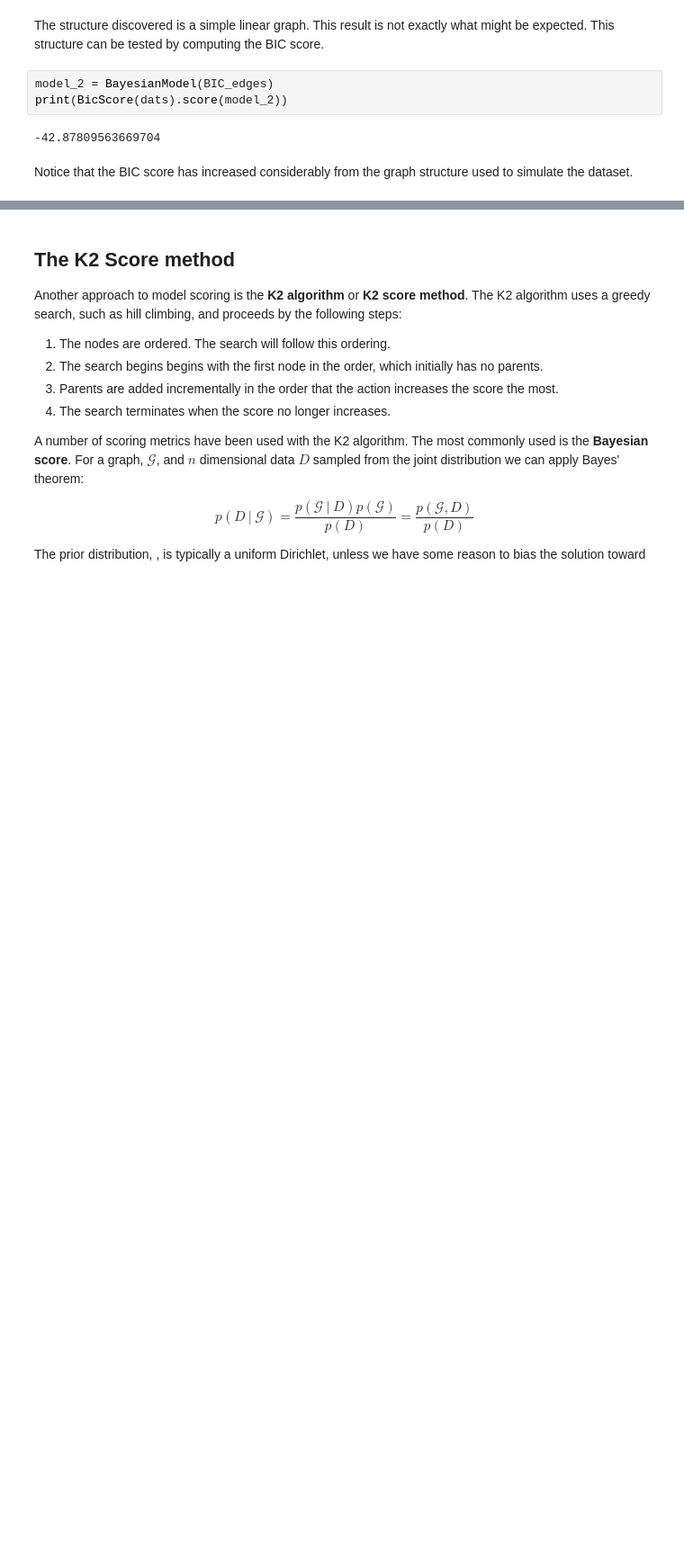
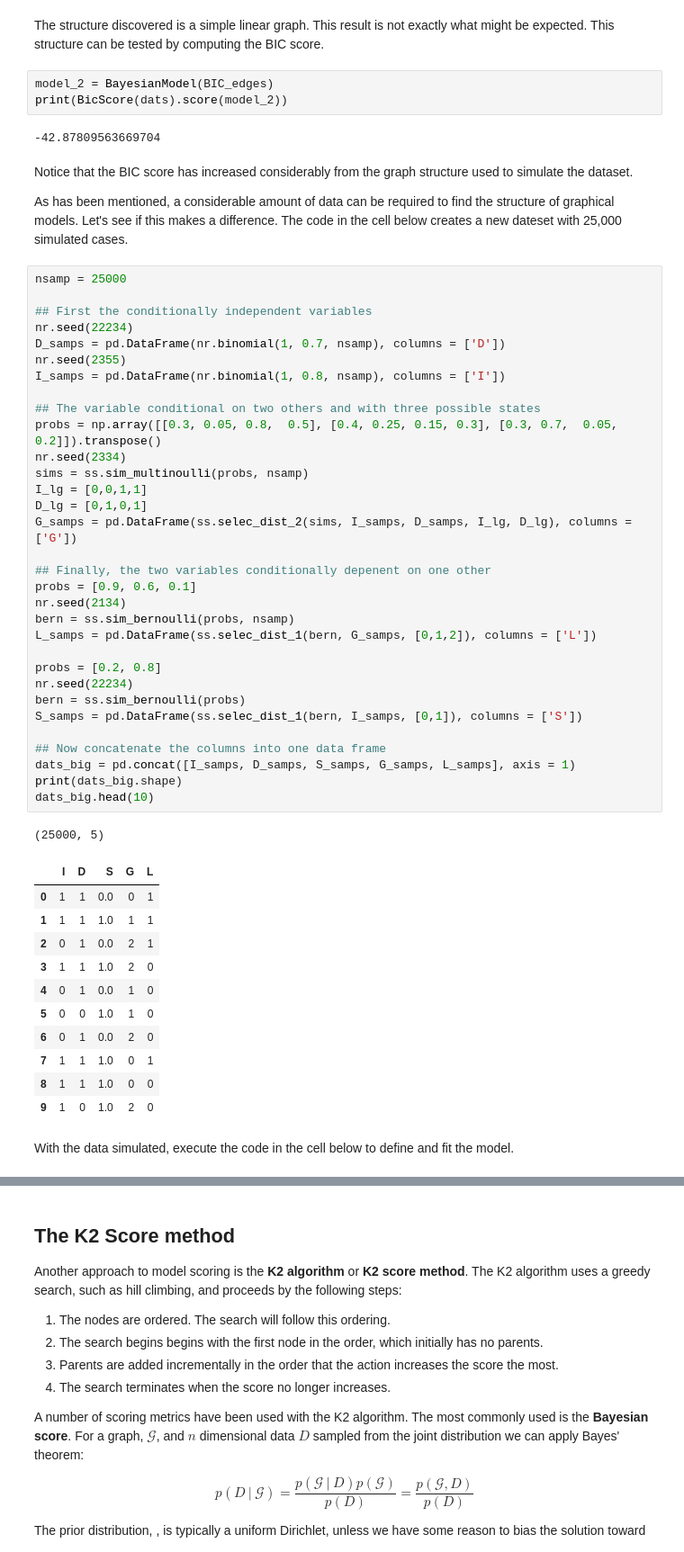
Before and after one commit to StephenElston/CSCI_E_82A_Probabalistic_Programming, a Jupyter notebook: Lesson6_Learning_Pt2/IntroductiontoLearningModelStructure.ipynb, the cells around one changed output, grey strips where cells are left out. Shown at 90% size. Drawn from its saved outputs; the diff is of its cells as text; blank space fills up the shorter version.

```diff
--- a/Lesson6_Learning_Pt2/IntroductiontoLearningModelStructure.ipynb
+++ b/Lesson6_Learning_Pt2/IntroductiontoLearningModelStructure.ipynb
@@ -327,5 +230,54 @@ model_2 = BayesianModel(BIC_edges)
 print(BicScore(dats).score(model_2))
 # %% [output]
 -42.87809563669704
-# %% [markdown]
-Notice that the BIC score has increased considerably from the graph structure used to simulate the dataset.
+# %% [markdown]
+Notice that the BIC score has increased considerably from the graph structure used to simulate the dataset.
+
+As has been mentioned, a considerable amount of data can be required to find the structure of graphical models. Let's see if this makes a difference. The code in the cell below creates a new dateset with 25,000 simulated cases.
+# %%
+nsamp = 25000
+
+## First the conditionally independent variables
+nr.seed(22234)
+D_samps = pd.DataFrame(nr.binomial(1, 0.7, nsamp), columns = ['D'])
+nr.seed(2355)
+I_samps = pd.DataFrame(nr.binomial(1, 0.8, nsamp), columns = ['I'])
+
+## The variable conditional on two others and with three possible states
+probs = np.array([[0.3, 0.05, 0.8,  0.5], [0.4, 0.25, 0.15, 0.3], [0.3, 0.7,  0.05, 0.2]]).transpose()
+nr.seed(2334)
+sims = ss.sim_multinoulli(probs, nsamp)
+I_lg = [0,0,1,1]
+D_lg = [0,1,0,1]
+G_samps = pd.DataFrame(ss.selec_dist_2(sims, I_samps, D_samps, I_lg, D_lg), columns = ['G'])
+
+## Finally, the two variables conditionally depenent on one other
+probs = [0.9, 0.6, 0.1]
+nr.seed(2134)
+bern = ss.sim_bernoulli(probs, nsamp)
+L_samps = pd.DataFrame(ss.selec_dist_1(bern, G_samps, [0,1,2]), columns = ['L'])
+
+probs = [0.2, 0.8]
+nr.seed(22234)
+bern = ss.sim_bernoulli(probs)
+S_samps = pd.DataFrame(ss.selec_dist_1(bern, I_samps, [0,1]), columns = ['S'])
+
+## Now concatenate the columns into one data frame
+dats_big = pd.concat([I_samps, D_samps, S_samps, G_samps, L_samps], axis = 1)
+print(dats_big.shape)
+dats_big.head(10)
+# %% [output]
+(25000, 5)
+|  | I | D | S | G | L |
+| 0 | 1 | 1 | 0.0 | 0 | 1 |
+| 1 | 1 | 1 | 1.0 | 1 | 1 |
+| 2 | 0 | 1 | 0.0 | 2 | 1 |
+| 3 | 1 | 1 | 1.0 | 2 | 0 |
+| 4 | 0 | 1 | 0.0 | 1 | 0 |
+| 5 | 0 | 0 | 1.0 | 1 | 0 |
+| 6 | 0 | 1 | 0.0 | 2 | 0 |
+| 7 | 1 | 1 | 1.0 | 0 | 1 |
+| 8 | 1 | 1 | 1.0 | 0 | 0 |
+| 9 | 1 | 0 | 1.0 | 2 | 0 |
+# %% [markdown]
+With the data simulated, execute the code in the cell below to define and fit the model.
```
Also changed, not shown: parts of 27 cells of this notebook.
